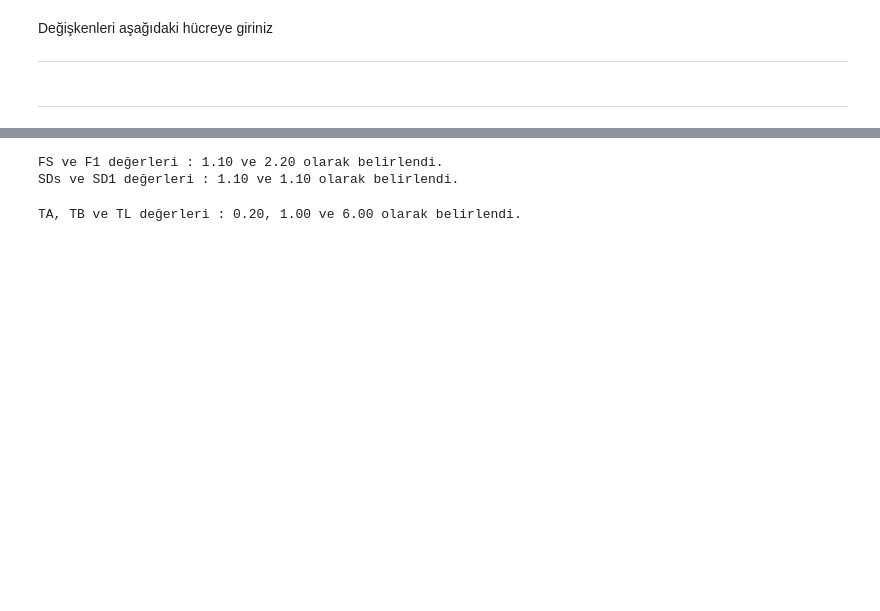
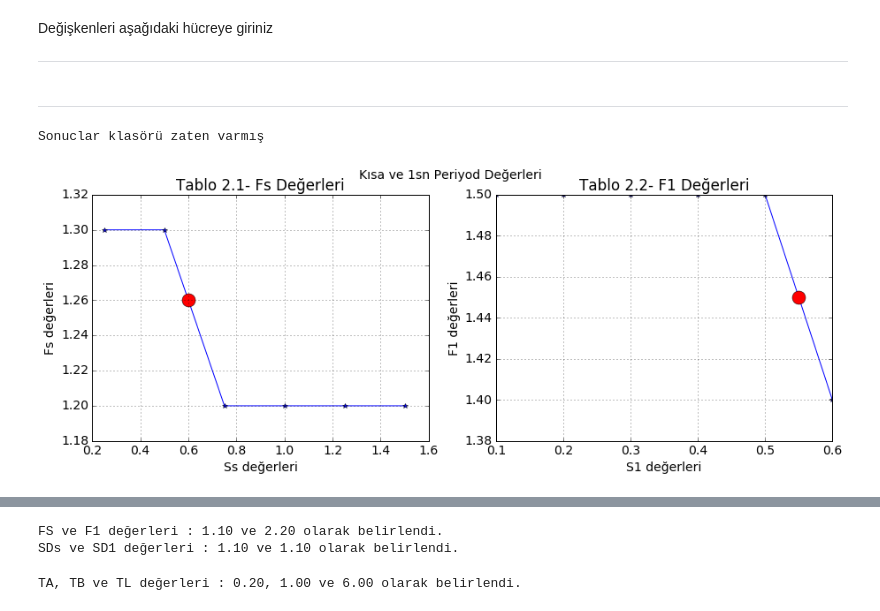
Before and after one commit to gtuinsaat/TBDY2018_tepki_spektrumu, a Jupyter notebook: aad_TBDY2018_Spektrum.ipynb, the cells around one changed output, grey strips where cells are left out. Drawn from its saved outputs; the diff is of its cells as text; code cells hidden in the pictures; blank space fills up the shorter version.

Commit message:
interpolasyon çözümlendi

```diff
--- a/aad_TBDY2018_Spektrum.ipynb
+++ b/aad_TBDY2018_Spektrum.ipynb
@@ -141,6 +141,78 @@ F1_table = {"ZA": [0.8 , 0.8 , 0.8 , 0.8 , 0.8 , 0.8],
             "ZC": [1.5 , 1.5 , 1.5 , 1.5 , 1.5 , 1.4],
             "ZD": [2.4 , 2.2 , 2.0 , 1.9 , 1.8 , 1.7],
             "ZE": [4.2 , 3.3 , 2.8 , 2.4 , 2.2 , 2.0]}
+# %%
+import numpy as np
+import matplotlib.pyplot as plt
+%matplotlib inline
+plt.rcParams.update({'font.size': 14})
+import os
+from scipy.interpolate import interp1d
+#============================================================================================================
+
+try:
+    os.mkdir("sonuclar")
+    print("Sonuclar klasörü oluşturuldu")
+except:
+    print("Sonuclar klasörü zaten varmış")
+
+# Kısa periyod hesabı
+if Ss < Ss_range[0]:
+    FS_satir = np.polyfit(Ss_range[0:2], list(FS_table[zemin])[0:2], 1)
+    FS_katsayisi = np.poly1d( FS_satir )
+    Fs = float( format(FS_katsayisi(Ss) , '.2f') )
+    SDs = Ss * Fs
+elif Ss > Ss_range[-1]:
+    FS_satir = np.polyfit(Ss_range[-3:-1], list(FS_table[zemin])[-3:-1], 1)
+    FS_katsayisi = np.poly1d( FS_satir )
+    Fs = float( format(FS_katsayisi(Ss) , '.2f') )
+    SDs = Ss * Fs
+else:
+    FS_satir = interp1d(Ss_range, FS_table[zemin], kind='linear')
+    FS_katsayisi = FS_satir(Ss)
+    Fs = round( float(FS_katsayisi) , 2)
+    SDs = Ss * Fs
+# 1sn periyod hesabı
+if S1 < S1_range[0] :
+    F1_satir = np.polyfit(S1_range[0:2], list(F1_table[zemin])[0:2], 1)
+    F1_katsayisi = np.poly1d( F1_satir )
+    F1 = float( format(F1_katsayisi(S1) , '.2f') )
+    SD1 = S1 * F1
+elif S1 > S1_range[-1]:
+    F1_satir = np.polyfit(S1_range[-3:-1], list(F1_table[zemin])[-3:-1], 1)
+    F1_katsayisi = np.poly1d( F1_satir )
+    F1 = float( format(F1_katsayisi(S1) , '.2f') )
+    SD1 = S1 * F1
+
+else:
+    F1_satir = interp1d(S1_range, F1_table[zemin], kind='linear')
+    F1_katsayisi = F1_satir(S1)
+    F1 = round(float(F1_katsayisi) , 2)
+    SD1 = S1 * F1
+# %% [output]
+Sonuclar klasörü zaten varmış
+# %%
+# Grafik gösterim:
+plt.figure(figsize=[15,5])
+
+plt.subplot(121)
+plt.plot( Ss_range, FS_table[zemin], "-*")
+plt.plot( Ss, Fs, "or", ms=15)
+plt.grid()
+plt.title("Tablo 2.1- Fs Değerleri")
+plt.xlabel("Ss değerleri"), plt.ylabel("Fs değerleri")
+
+plt.subplot(122)
+plt.plot( S1_range, F1_table[zemin], "-*")
+plt.plot( S1, F1, "or", ms=15)
+plt.grid()
+plt.title("Tablo 2.2- F1 Değerleri")
+plt.xlabel("S1 değerleri"), plt.ylabel("F1 değerleri")
+plt.suptitle("Kısa ve 1sn Periyod Değerleri")
+# Saklayalım
+plt.savefig("./sonuclar/0- T="+str(T)+"sn Fs ve F1 Değerleri.png")
+# %% [output]
+[figure, added]
 # %%
 import numpy as np
 import matplotlib.pyplot as plt
```
Also changed, not shown: parts of 2 cells of this notebook.
